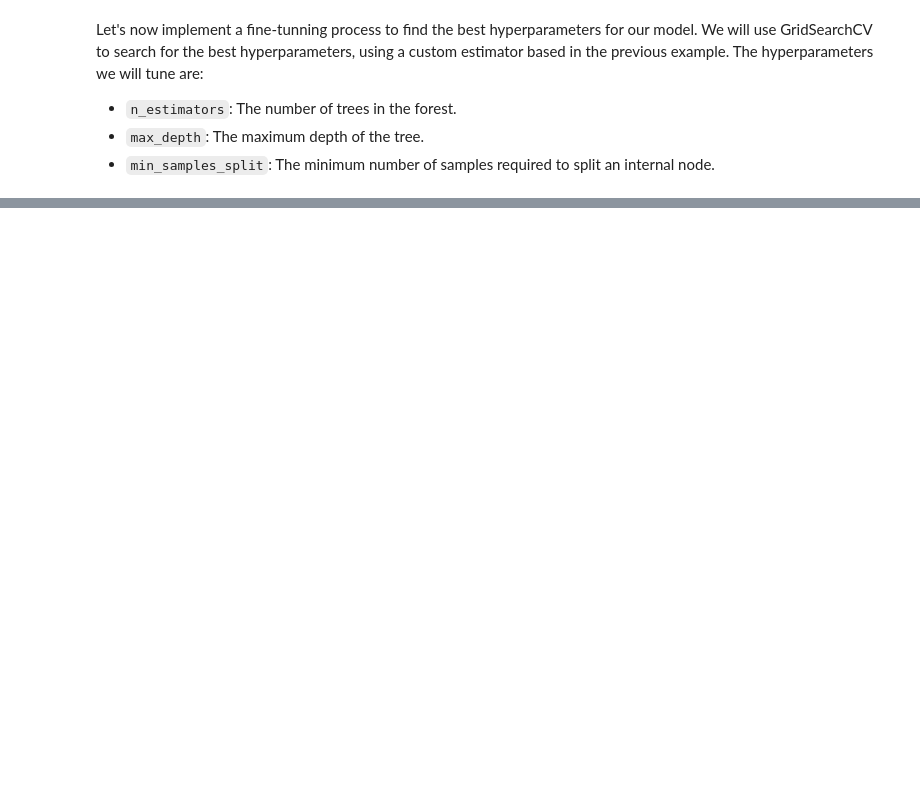
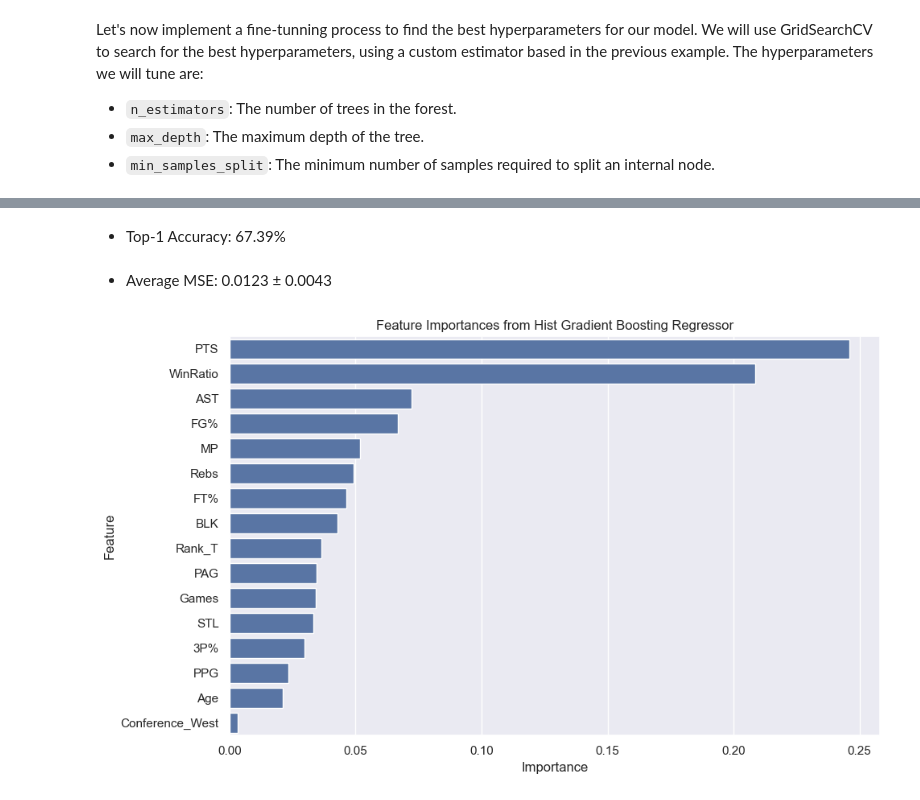
Before and after one commit to valevil27/nba-mvp-analysis, a Jupyter notebook: main.ipynb, the cells around one changed output, grey strips where cells are left out. Cells and saved outputs as stored; diff of their text form; code cells hidden in the pictures; blank space fills up the shorter version.

```diff
--- a/main.ipynb
+++ b/main.ipynb
@@ -697,0 +769,30 @@ plt.show()
+# %%
+from sklearn.ensemble import HistGradientBoostingRegressor
+from sklearn.pipeline import Pipeline
+
+X,y, groups = preprocess_df(pd.read_csv(main_data_path), drop_cols)
+
+# Crear el nuevo modelo base
+model_gb = Pipeline([
+    ("prep", preprocessor),  # mismo preprocesamiento
+    ("regressor", HistGradientBoostingRegressor(random_state=seed))
+])
+
+# Parámetros a explorar
+param_grid_gb = {
+    "regressor__max_iter": [100, 200],
+    "regressor__learning_rate": [0.05, 0.1],
+    "regressor__max_depth": [3, 5, None],
+}
+
+# GridSearchCV igual que antes
+grid_search_gb = GridSearchCV(
+    model_gb,
+    param_grid=param_grid_gb,
+    cv=GroupKFold(n_splits=5).split(X, y, groups=groups),
+    scoring=GroupSoftmaxScorer(groups),
+    n_jobs=-1,
+    verbose=1
+)
+
+grid_search_gb.fit(X, y)
@@ -697,0 +819,9 @@ plt.show()
+# %%
+X, y, groups = preprocess_df(pd.read_csv(main_data_path), [])
+best_model_gb = clone(grid_search_gb.best_estimator_)
+results_gb = evaluate_model_cv(best_model_gb, X, y, groups)
+plot_importances(best_model_gb, "Hist Gradient Boosting Regressor")
+# %% [output]
+- Top-1 Accuracy: 67.39%
+- Average MSE: 0.0123 ± 0.0043
+[figure, added]
```
Also changed, not shown: parts of 17 cells of this notebook, 3 other files.
